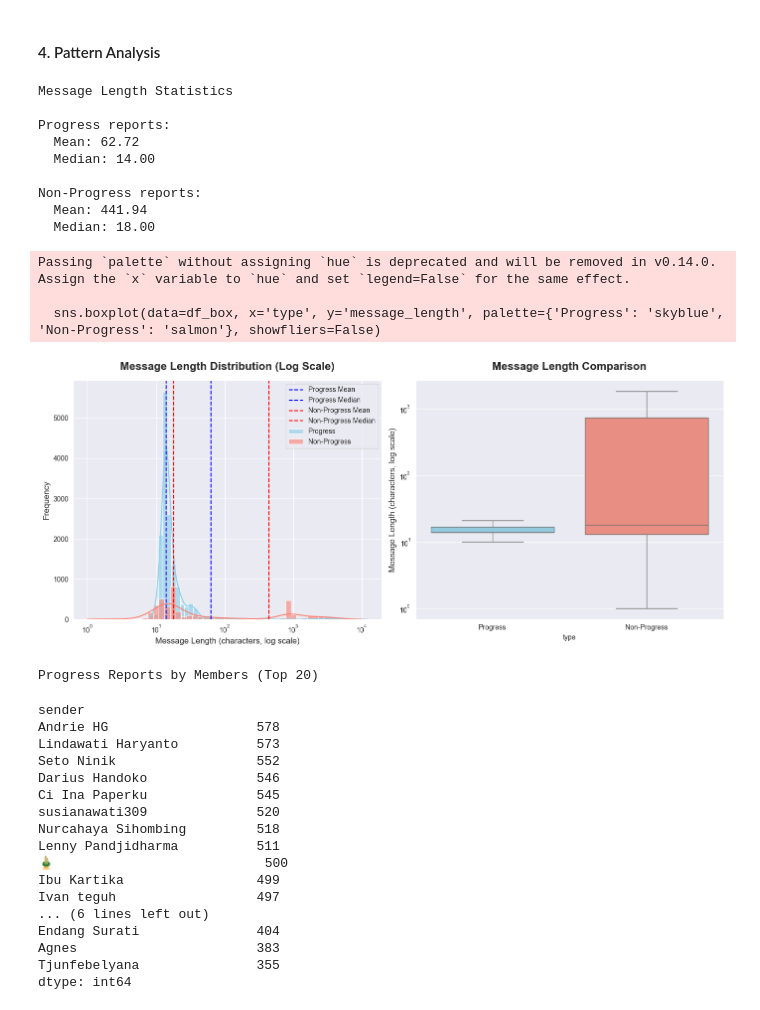
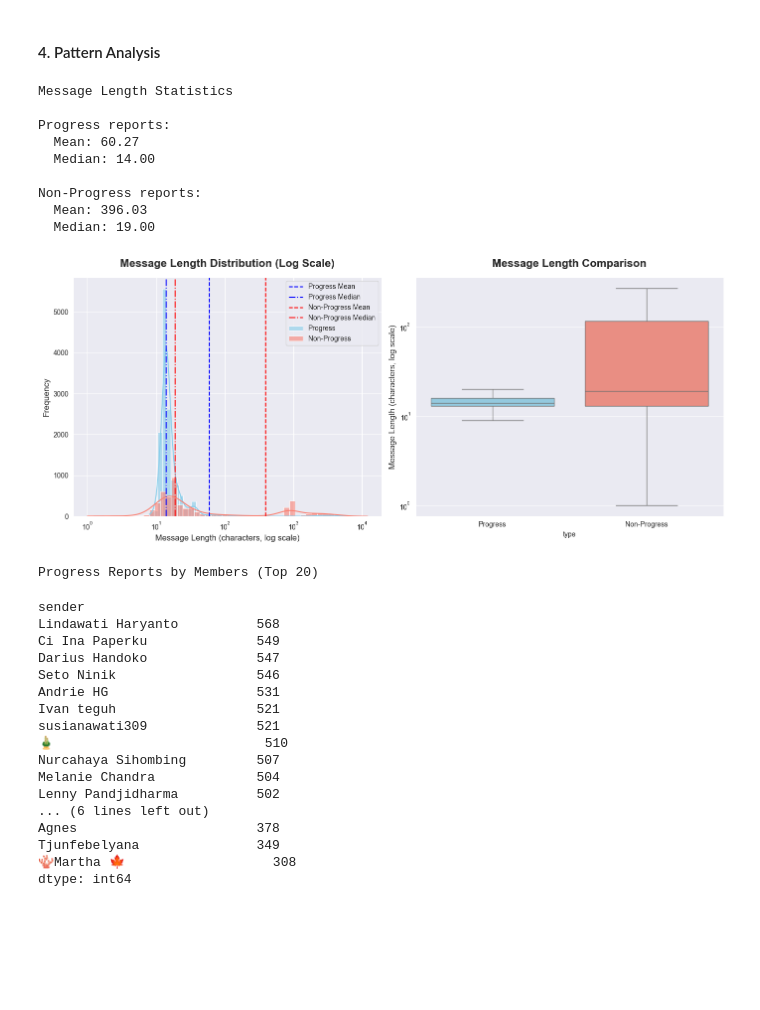
Before and after one commit to JasonYehezkiel/bible_progress_tracker, a Jupyter notebook: notebooks/01_data_exploration.ipynb, the cells around one changed output. Cells and saved outputs as stored; diff of their text form; code cells hidden in the pictures; blank space fills up the shorter version.

Commit message:
Fixed matching methods for bible references

```diff
--- a/notebooks/01_data_exploration.ipynb
+++ b/notebooks/01_data_exploration.ipynb
@@ -32,7 +33,7 @@ plt.rcParams['figure.figsize'] = (14, 6)
 # %%
 # Load Whatsapp chat data
 parser = WhatsAppParser()
-normalizer = ProgressExtractor()
+normalizer = BibleReferenceNormalizer()
 
 CHAT_FILE = Path('../data/raw/whatsapp_exports/_chat.txt')
 
@@ -234,7 +231,7 @@ Sample Messages with Progress Keywords:
 # %%
 # Extract bible references
 def extract_bible_ref(message):
-    refs = normalizer.extract(message)
+    refs = normalizer.extract_all_references(message)
     if refs:
         return ', '.join(ref['normalized_text'] for ref in refs)
     return None
@@ -326,49 +323,46 @@ print(f'  Median: {non_progress_lengths.median():.2f}')
 Message Length Statistics
 
 Progress reports:
-  Mean: 62.72
+  Mean: 60.27
   Median: 14.00
 
 Non-Progress reports:
-  Mean: 441.94
-  Median: 18.00
+  Mean: 396.03
+  Median: 19.00
 # %%
 
 plt.subplot(1, 2, 1)
 sns.histplot(progress_lengths, bins=50, color='skyblue', alpha=0.6, label='Progress', kde=True, log_scale=True)
 sns.histplot(non_progress_lengths, bins=50, color='salmon',alpha=0.6, label='Non-Progress', kde=True, log_scale=True)
 
 plt.axvline(np.mean(progress_lengths), color='blue', linestyle='--', label='Progress Mean')
-plt.axvline(np.median(progress_lengths), color='blue', linestyle='--', label='Progress Median')
+plt.axvline(np.median(progress_lengths), color='blue', linestyle='-.', label='Progress Median')
 
 plt.axvline(np.mean(non_progress_lengths), color='red', linestyle='--', label='Non-Progress Mean')
-plt.axvline(np.median(non_progress_lengths), color='red', linestyle='--', label='Non-Progress Median')
+plt.axvline(np.median(non_progress_lengths), color='red', linestyle='-.', label='Non-Progress Median')
 
 plt.title('Message Length Distribution (Log Scale)', fontsize=16, fontweight='bold', pad=15)
 plt.xlabel('Message Length (characters, log scale)', fontsize=12)
 plt.ylabel('Frequency', fontsize=12)
 plt.legend()
 
 df_box = pd.DataFrame({
     'message_length': np.concatenate([progress_lengths, non_progress_lengths]),
     'type': ['Progress'] * len(progress_lengths) + ['Non-Progress'] * len(non_progress_lengths)
 })
 
 plt.subplot(1, 2, 2)
 sns.boxplot(data=df_box, x='type', y='message_length', palette={'Progress': 'skyblue', 'Non-Progress': 'salmon'}, showfliers=False)
 plt.yscale('log')
 plt.xticks([0, 1], ['Progress', 'Non-Progress'])
 plt.title('Message Length Comparison', fontsize=16, fontweight='bold', pad=15)
 plt.ylabel('Message Length (characters, log scale)', fontsize=12)
 plt.legend([], [], frameon=False)
 
 plt.tight_layout()
 plt.show()
 # %% [output]
-Passing `palette` without assigning `hue` is deprecated and will be removed in v0.14.0. Assign the `x` variable to `hue` and set `legend=False` for the same effect.
-
-  sns.boxplot(data=df_box, x='type', y='message_length', palette={'Progress': 'skyblue', 'Non-Progress': 'salmon'}, showfliers=False)
-[figure, old version]
+[figure, new version]
 # %%
 # Progress by Members
 progress_by_member = df_clean[df_clean['likely_progress']].groupby('sender').size().sort_values(ascending=False)
@@ -378,21 +372,21 @@ progress_by_member.head(20)
 # %% [output]
 Progress Reports by Members (Top 20)
 sender
-Andrie HG                   578
-Lindawati Haryanto          573
-Seto Ninik                  552
-Darius Handoko              546
-Ci Ina Paperku              545
-susianawati309              520
-Nurcahaya Sihombing         518
-Lenny Pandjidharma          511
-🎍                           500
-Ibu Kartika                 499
-Ivan teguh                  497
+Lindawati Haryanto          568
+Ci Ina Paperku              549
+Darius Handoko              547
+Seto Ninik                  546
+Andrie HG                   531
+Ivan teguh                  521
+susianawati309              521
+🎍                           510
+Nurcahaya Sihombing         507
+Melanie Chandra             504
+Lenny Pandjidharma          502
 ... (6 lines left out)
-Endang Surati               404
-Agnes                       383
-Tjunfebelyana               355
+Agnes                       378
+Tjunfebelyana               349
+🪸Martha 🍁                   308
 dtype: int64
 # %%
 bars = plt.bar(progress_by_member.head(20).index,
```
Also changed, not shown: parts of 6 cells of this notebook, 6 other files.
